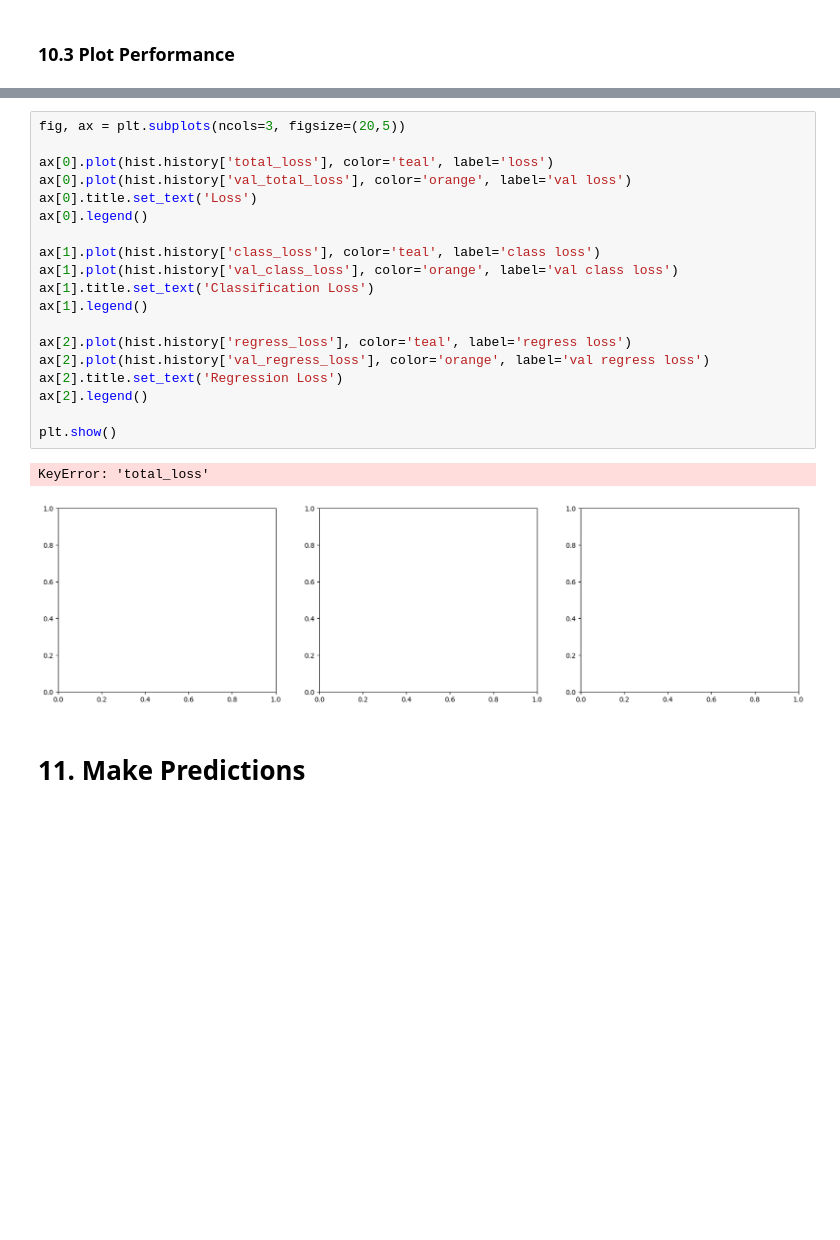
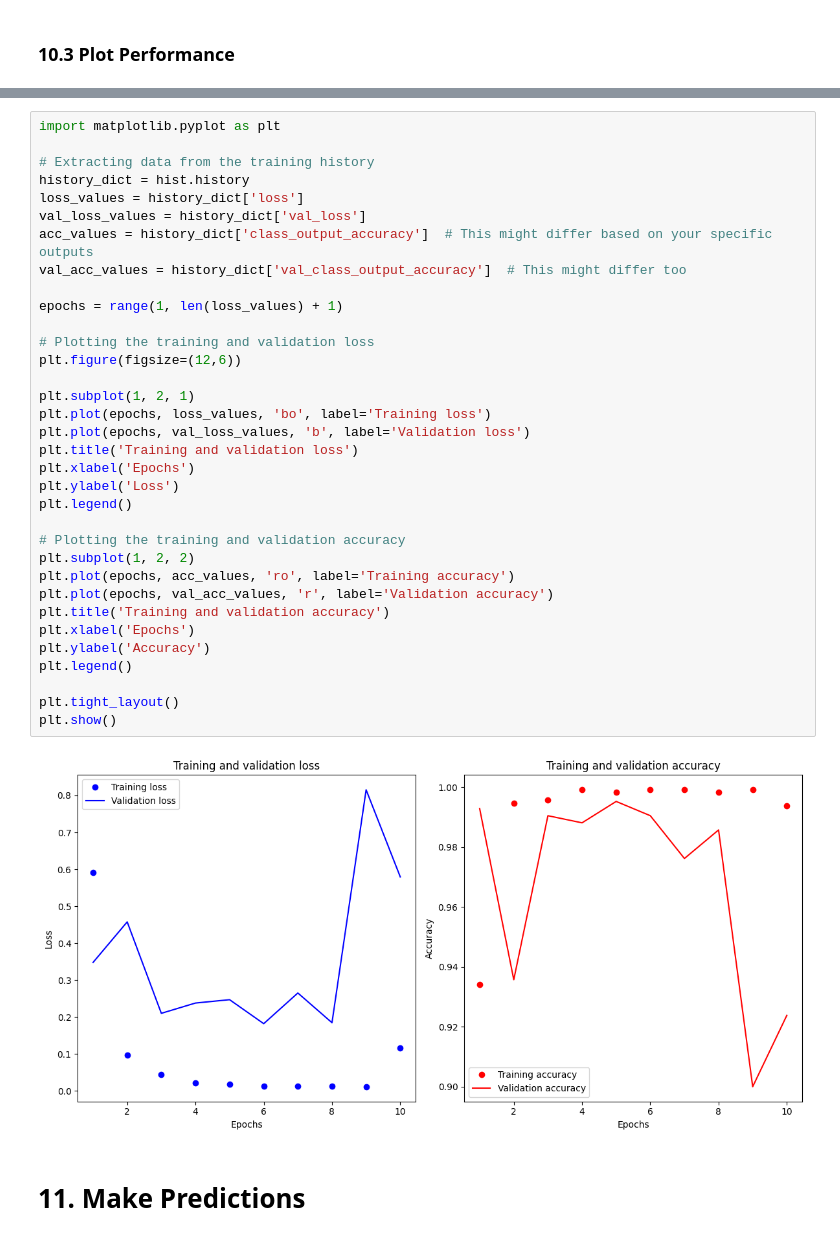
Before and after one commit to arthurdesma/facial_recognition, a Jupyter notebook: createModelandEpoch.ipynb, the cells around one changed output, grey strips where cells are left out. Drawn from its saved outputs; the diff is of its cells as text; blank space fills up the shorter version.

```diff
--- a/createModelandEpoch.ipynb
+++ b/createModelandEpoch.ipynb
@@ -414,25 +300,39 @@ hist.history
-# %%
-fig, ax = plt.subplots(ncols=3, figsize=(20,5))
-
-ax[0].plot(hist.history['total_loss'], color='teal', label='loss')
-ax[0].plot(hist.history['val_total_loss'], color='orange', label='val loss')
-ax[0].title.set_text('Loss')
-ax[0].legend()
-
-ax[1].plot(hist.history['class_loss'], color='teal', label='class loss')
-ax[1].plot(hist.history['val_class_loss'], color='orange', label='val class loss')
-ax[1].title.set_text('Classification Loss')
-ax[1].legend()
-
-ax[2].plot(hist.history['regress_loss'], color='teal', label='regress loss')
-ax[2].plot(hist.history['val_regress_loss'], color='orange', label='val regress loss')
-ax[2].title.set_text('Regression Loss')
-ax[2].legend()
-
-plt.show()
-# %% [output]
-KeyError: 'total_loss'
-[figure, removed]
+# %%
+import matplotlib.pyplot as plt
+
+# Extracting data from the training history
+history_dict = hist.history
+loss_values = history_dict['loss']
+val_loss_values = history_dict['val_loss']
+acc_values = history_dict['class_output_accuracy']  # This might differ based on your specific outputs
+val_acc_values = history_dict['val_class_output_accuracy']  # This might differ too
+
+epochs = range(1, len(loss_values) + 1)
+
+# Plotting the training and validation loss
+plt.figure(figsize=(12,6))
+
+plt.subplot(1, 2, 1)
+plt.plot(epochs, loss_values, 'bo', label='Training loss')
+plt.plot(epochs, val_loss_values, 'b', label='Validation loss')
+plt.title('Training and validation loss')
+plt.xlabel('Epochs')
+plt.ylabel('Loss')
+plt.legend()
+
+# Plotting the training and validation accuracy
+plt.subplot(1, 2, 2)
+plt.plot(epochs, acc_values, 'ro', label='Training accuracy')
+plt.plot(epochs, val_acc_values, 'r', label='Validation accuracy')
+plt.title('Training and validation accuracy')
+plt.xlabel('Epochs')
+plt.ylabel('Accuracy')
+plt.legend()
+
+plt.tight_layout()
+plt.show()
+# %% [output]
+[figure, added]
 # %% [markdown]
 # 11. Make Predictions
 # %% [markdown]
```
Also changed, not shown: parts of 41 cells of this notebook, 2 other files.
